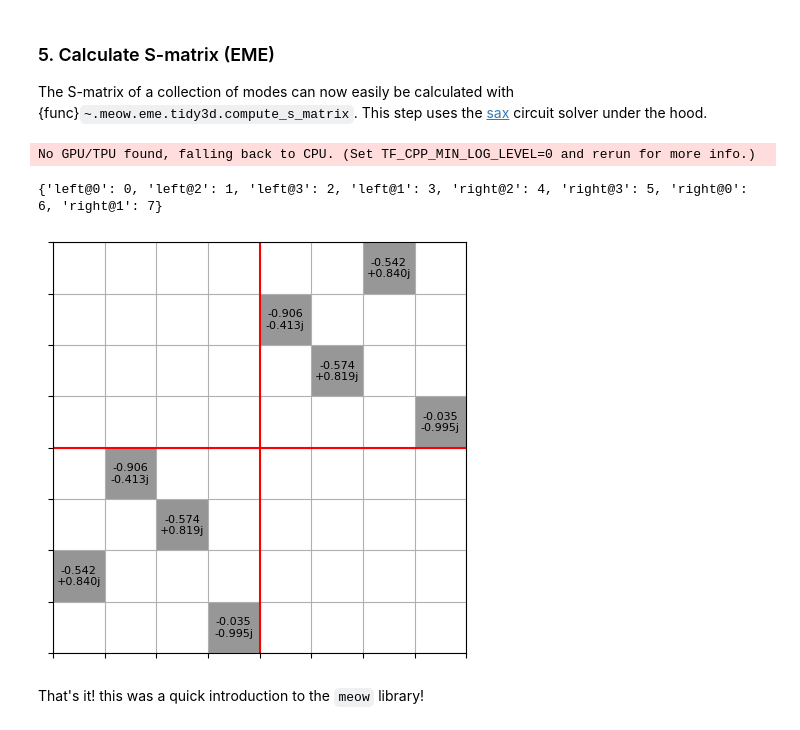
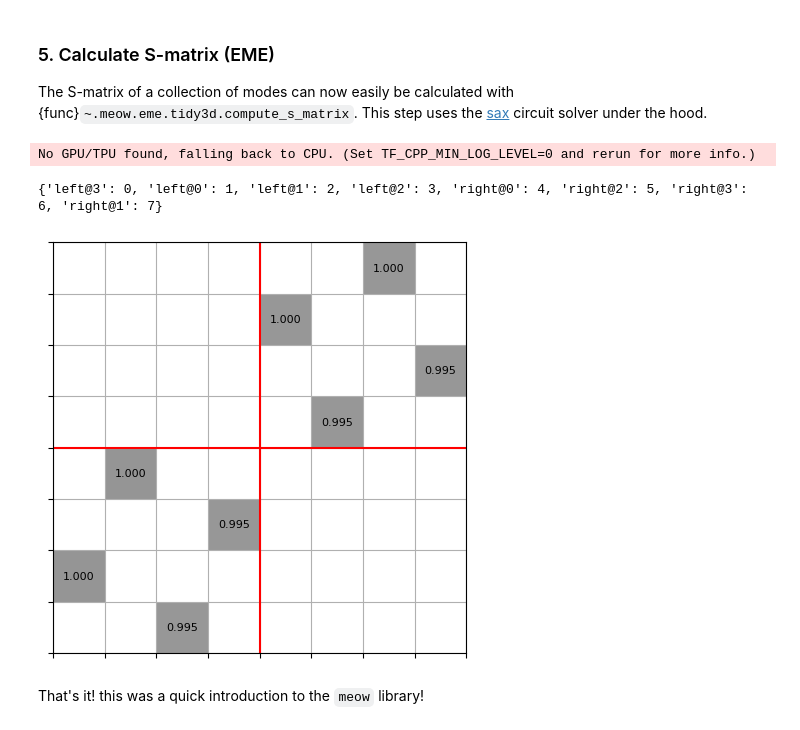
Before and after one commit to flaport/meow, a Jupyter notebook: _sources/examples/00_introduction.ipynb, the cells around one changed output. Saved outputs shown, nothing was run; the diff lists cells and outputs as text; code cells hidden in the pictures.

```diff
--- a/_sources/examples/00_introduction.ipynb
+++ b/_sources/examples/00_introduction.ipynb
@@ -119,11 +119,11 @@ The S-matrix of a collection of modes can now easily be calculated with {func}`~
 # %%
 S, port_map = mw.compute_s_matrix(modes)
 
 print(port_map)
-mw.visualize((S, port_map))
+mw.visualize((abs(S), port_map))
 # %% [output]
 No GPU/TPU found, falling back to CPU. (Set TF_CPP_MIN_LOG_LEVEL=0 and rerun for more info.)
-{'left@0': 0, 'left@2': 1, 'left@3': 2, 'left@1': 3, 'right@2': 4, 'right@3': 5, 'right@0': 6, 'right@1': 7}
+{'left@3': 0, 'left@0': 1, 'left@1': 2, 'left@2': 3, 'right@0': 4, 'right@2': 5, 'right@3': 6, 'right@1': 7}
-[figure, old version]
+[figure, new version]
 # %% [markdown]
 That's it! this was a quick introduction to the `meow` library!
```
Also changed, not shown: 49 other files.
